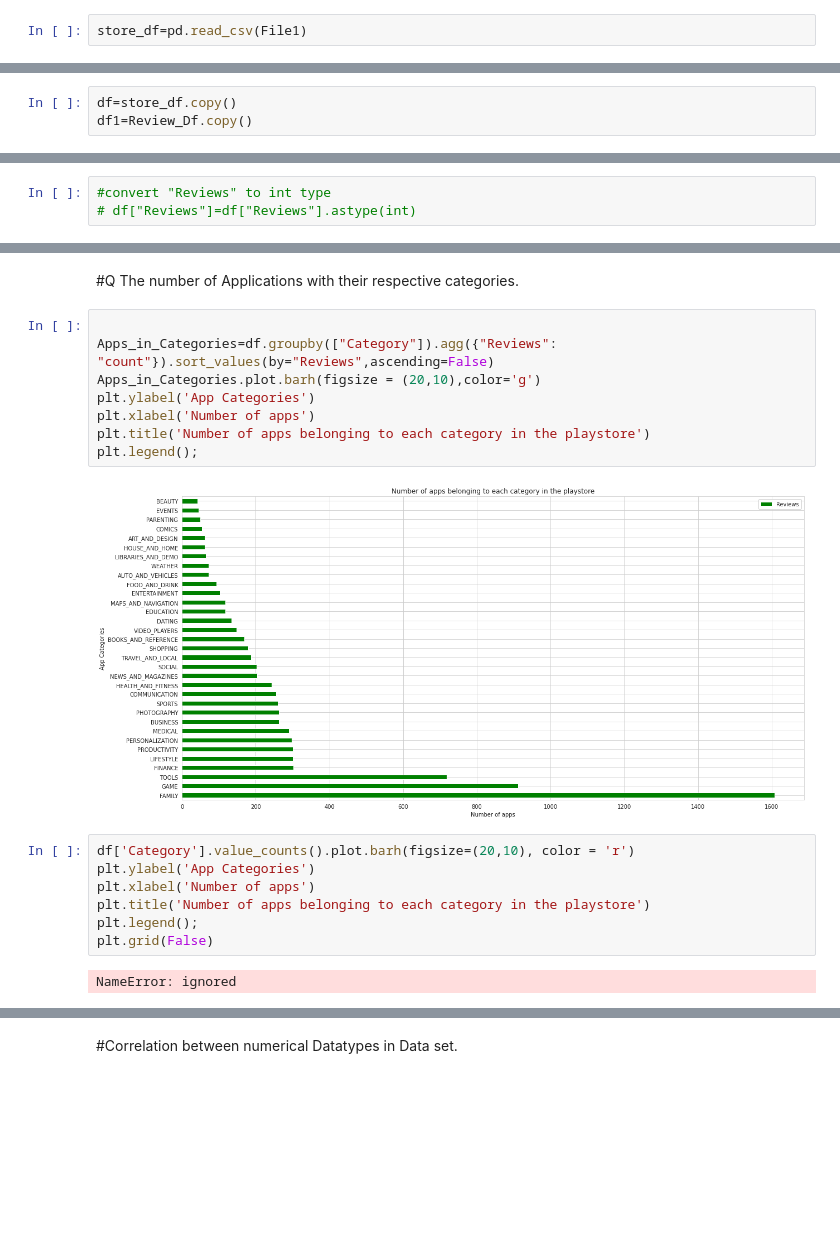
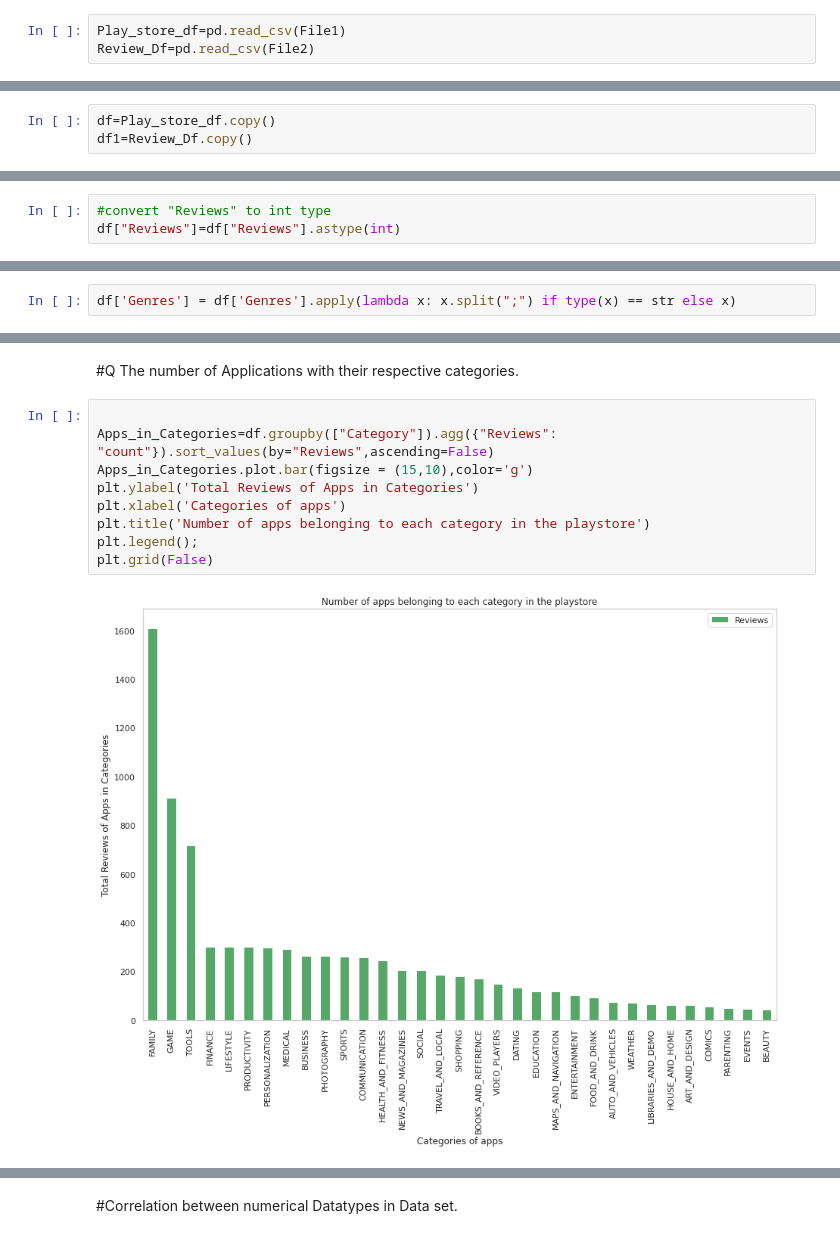
Before and after one commit to DeepakKumarSingh003/Play-store-App-Review-EDA, a Jupyter notebook: Play_Store_App_Review_EDA_Analysis_Capstone_Project.ipynb, the cells around one changed output, grey strips where cells are left out. Drawn from its saved outputs; the diff is of its cells as text; blank space fills up the shorter version.

Commit message:
Data visualization updated

```diff
--- a/Play_Store_App_Review_EDA_Analysis_Capstone_Project.ipynb
+++ b/Play_Store_App_Review_EDA_Analysis_Capstone_Project.ipynb
@@ -52,4 +52,5 @@ Mounted at /content/drive
 File1="/content/drive/MyDrive/Alma better Projects/EDA Capstone project/Play Store Data.csv"
 File2="/content/drive/MyDrive/Alma better Projects/EDA Capstone project/Play store app User Reviews.csv"
 # %%
-store_df=pd.read_csv(File1)
+Play_store_df=pd.read_csv(File1)
+Review_Df=pd.read_csv(File2)
@@ -208,6 +221,6 @@ This is often a smart thing to do before we perform a data wrangling technique.
 As Fequently we want to test your code to make sure that it works properly before you operate on your data directly.
 Also it Give us a power to select only those columns which are most neeeded. as per our motive.
 # %%
-df=store_df.copy()
+df=Play_store_df.copy()
 df1=Review_Df.copy()
 # %% [markdown]
@@ -435,5 +442,5 @@ df.Reviews.unique()
 array(['159', '967', '87510', ..., '603', '1195', '398307'], dtype=object)
 # %%
 #convert "Reviews" to int type
-# df["Reviews"]=df["Reviews"].astype(int)
+df["Reviews"]=df["Reviews"].astype(int)
 # %%
@@ -659,2 +628,4 @@ array(['Art & Design', 'Art & Design;Pretend Play',
+# %%
+df['Genres'] = df['Genres'].apply(lambda x: x.split(";") if type(x) == str else x)
 # %% [markdown]
 #Last Updated
@@ -675,20 +646,12 @@ df["Last Updated"]=df["Last Updated"].apply(lambda x:pd.to_datetime(x))
 # %%
 
 Apps_in_Categories=df.groupby(["Category"]).agg({"Reviews": "count"}).sort_values(by="Reviews",ascending=False)
-Apps_in_Categories.plot.barh(figsize = (20,10),color='g')
-plt.ylabel('App Categories')
-plt.xlabel('Number of apps')
+Apps_in_Categories.plot.bar(figsize = (15,10),color='g')
+plt.ylabel('Total Reviews of Apps in Categories')
+plt.xlabel('Categories of apps')
 plt.title('Number of apps belonging to each category in the playstore')
 plt.legend();
+plt.grid(False)
 # %% [output]
-[figure, old version]
+[figure, new version]
-# %%
-df['Category'].value_counts().plot.barh(figsize=(20,10), color = 'r')
-plt.ylabel('App Categories')
-plt.xlabel('Number of apps')
-plt.title('Number of apps belonging to each category in the playstore')
-plt.legend();
-plt.grid(False)
-# %% [output]
-NameError: ignored
 # %% [markdown]
```
Also changed, not shown: parts of 87 cells of this notebook.
